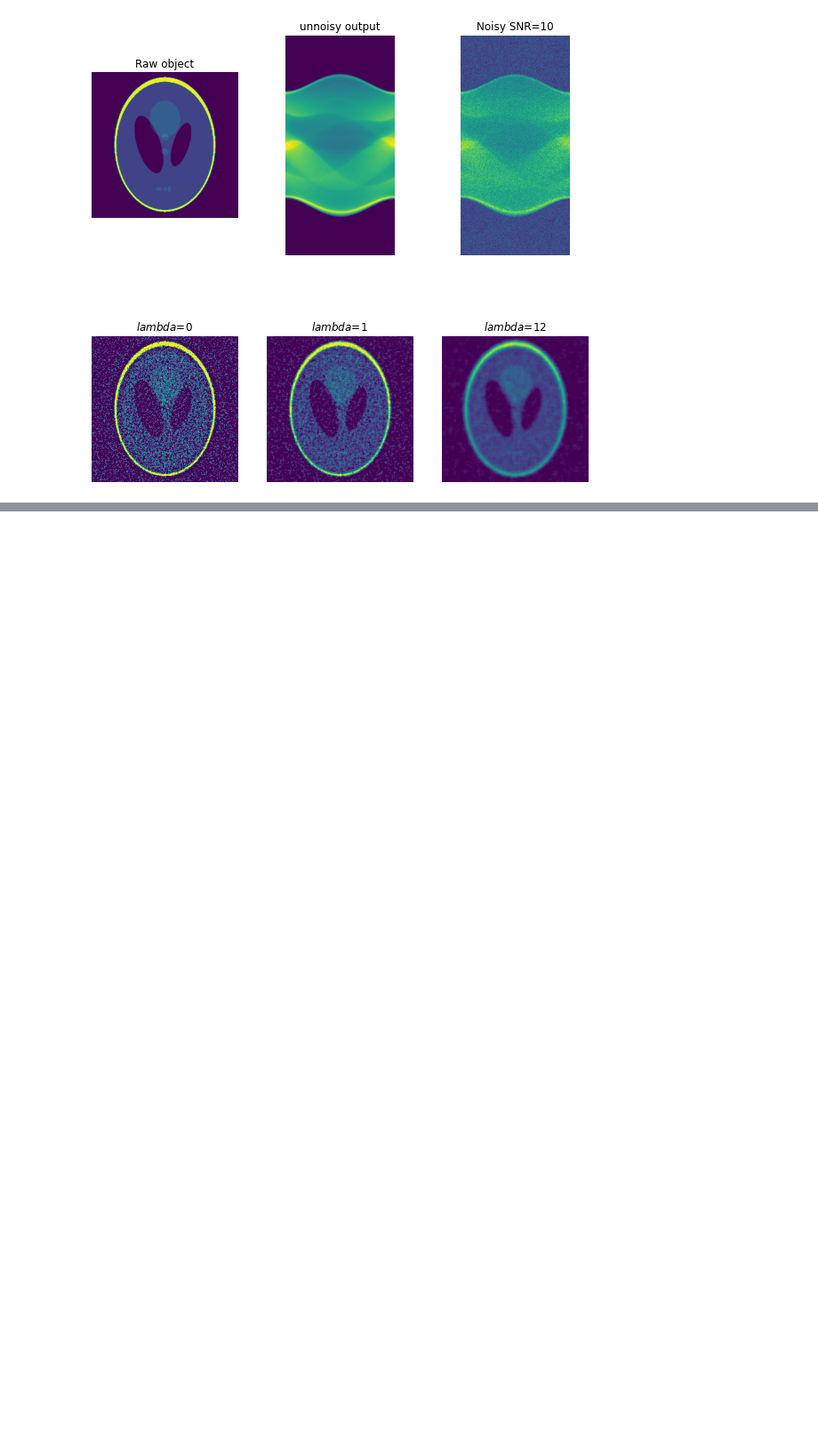
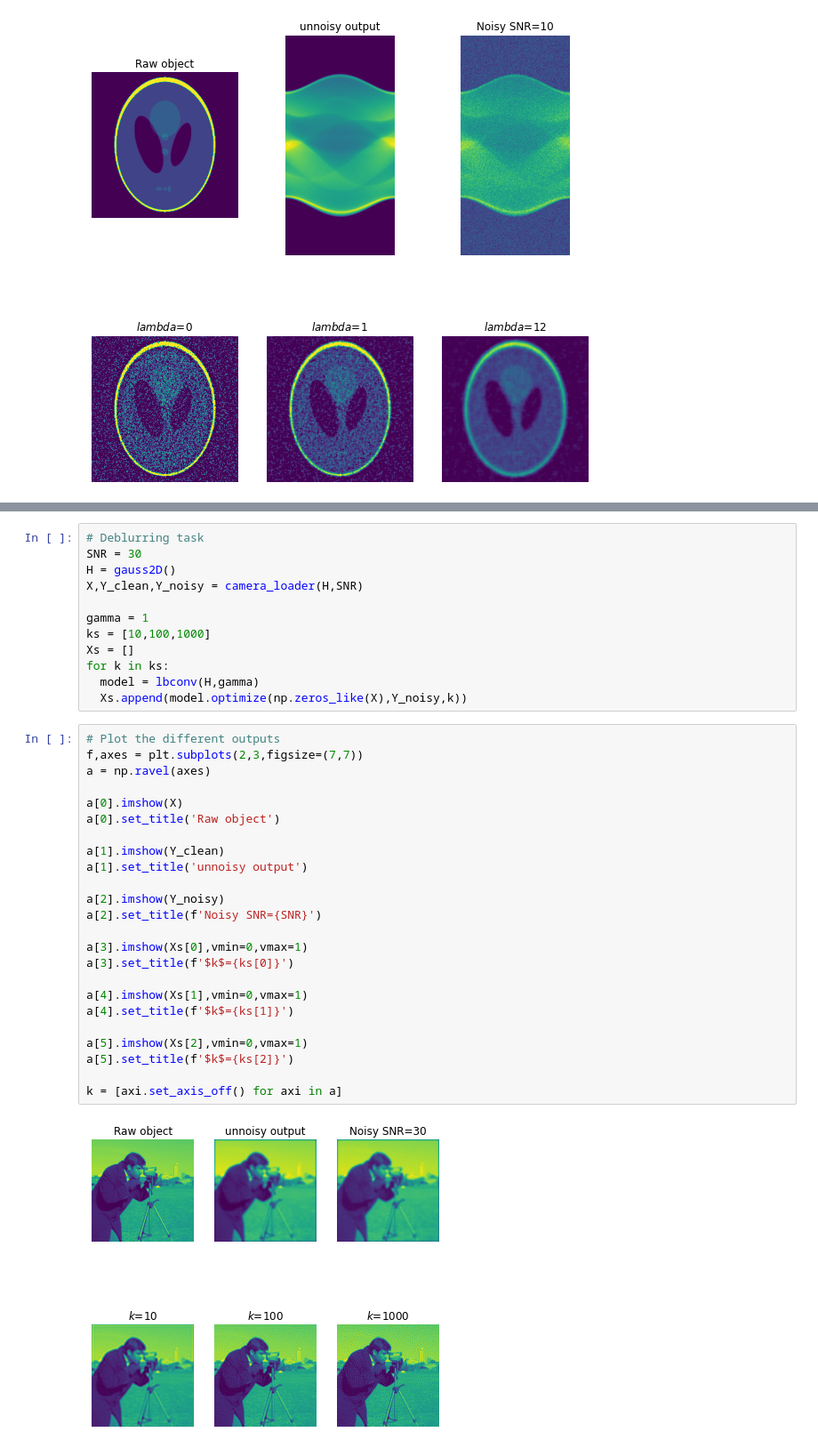
Before and after one commit to masa512/ece558, a Jupyter notebook: HW6.ipynb, the cells around one changed output, grey strips where cells are left out. Shown at 89% size. Drawn from its saved outputs; the diff is of its cells as text; blank space fills up the shorter version.

```diff
--- a/HW6.ipynb
+++ b/HW6.ipynb
@@ -352,0 +436,38 @@ k = [axi.set_axis_off() for axi in a]
+# %%
+# Deblurring task
+SNR = 30
+H = gauss2D()
+X,Y_clean,Y_noisy = camera_loader(H,SNR)
+
+gamma = 1
+ks = [10,100,1000]
+Xs = []
+for k in ks:
+  model = lbconv(H,gamma)
+  Xs.append(model.optimize(np.zeros_like(X),Y_noisy,k))
+# %%
+# Plot the different outputs
+f,axes = plt.subplots(2,3,figsize=(7,7))
+a = np.ravel(axes)
+
+a[0].imshow(X)
+a[0].set_title('Raw object')
+
+a[1].imshow(Y_clean)
+a[1].set_title('unnoisy output')
+
+a[2].imshow(Y_noisy)
+a[2].set_title(f'Noisy SNR={SNR}')
+
+a[3].imshow(Xs[0],vmin=0,vmax=1)
+a[3].set_title(f'$k$={ks[0]}')
+
+a[4].imshow(Xs[1],vmin=0,vmax=1)
+a[4].set_title(f'$k$={ks[1]}')
+
+a[5].imshow(Xs[2],vmin=0,vmax=1)
+a[5].set_title(f'$k$={ks[2]}')
+
+k = [axi.set_axis_off() for axi in a]
+# %% [output]
+[figure, added]
```
Also changed, not shown: parts of 15 cells of this notebook.
